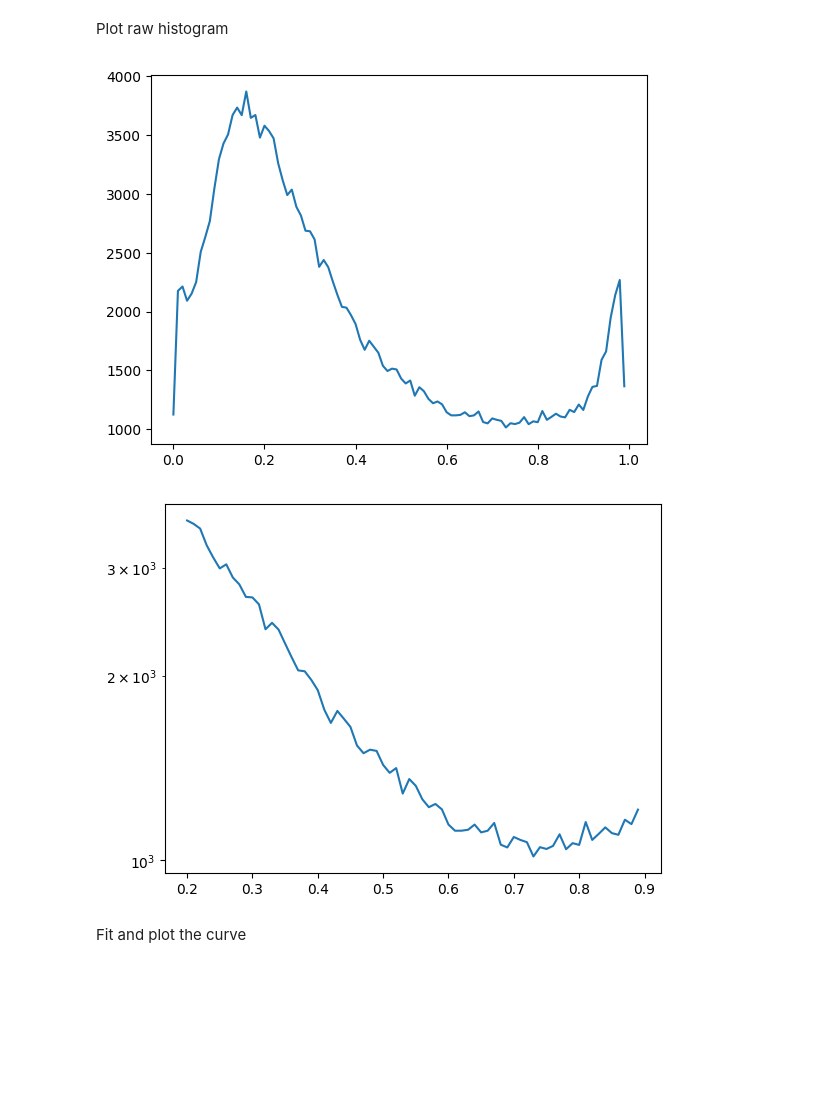
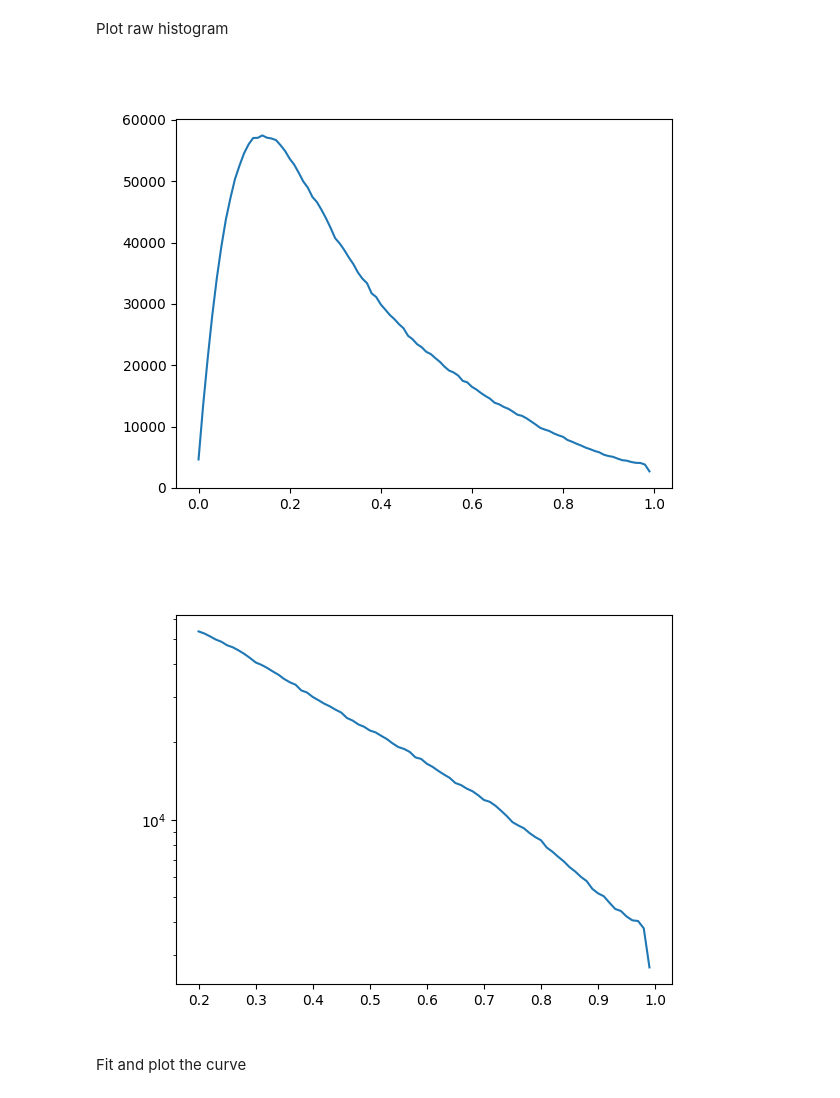
Before and after one commit to biophotlumin/mint, a Jupyter notebook: notebooks/rconf.ipynb, the cells around one changed output. Drawn from its saved outputs; the diff is of its cells as text; code cells hidden in the pictures; blank space fills up the shorter version.

```diff
--- a/notebooks/rconf.ipynb
+++ b/notebooks/rconf.ipynb
@@ -23 +26,4 @@ input_path = r'/media/lumin/DATA/VAMP2 vesicles/CONVERTED Results - 20241007_194
 data = pd.read_csv(input_path)
+# %%
+input_path = r'/media/lumin/DATA/TIRF/RVG29C Results - 20251105_113343 complete Results - 20251117_170618 0_85/20251117_170618_Confinement ratio.csv'
+data = pd.read_csv(input_path)
@@ -28,7 +36,8 @@ for l in data.r_conf:
     split[0] = split[0][1:]
     split[len(split)-1] = split[len(split)-1][:-1]
     for i in split:
-        flat_list.append(float(i))
+        if i:
+            flat_list.append(float(i))
 
 plt.hist(flat_list,bins=100)
 plt.show()
@@ -49,16 +59,18 @@ plt.close
 # %% [markdown]
 Plot raw histogram
 # %%
+plt.close()
 plt.plot(bins[0:100],counts[0:100])
 plt.show()
 # %% [output]
-[figure, old version]
+[figure, new version]
 # %%
-plt.plot(bins[20:90],counts[20:90])
+plt.close()
+plt.plot(bins[20:100],counts[20:100])
 plt.yscale('log')
 plt.show()
 # %% [output]
-[figure, old version]
+[figure, new version]
 # %% [markdown]
 Fit and plot the curve
 # %%
```
Also changed, not shown: parts of 15 cells of this notebook, 28 other files.
